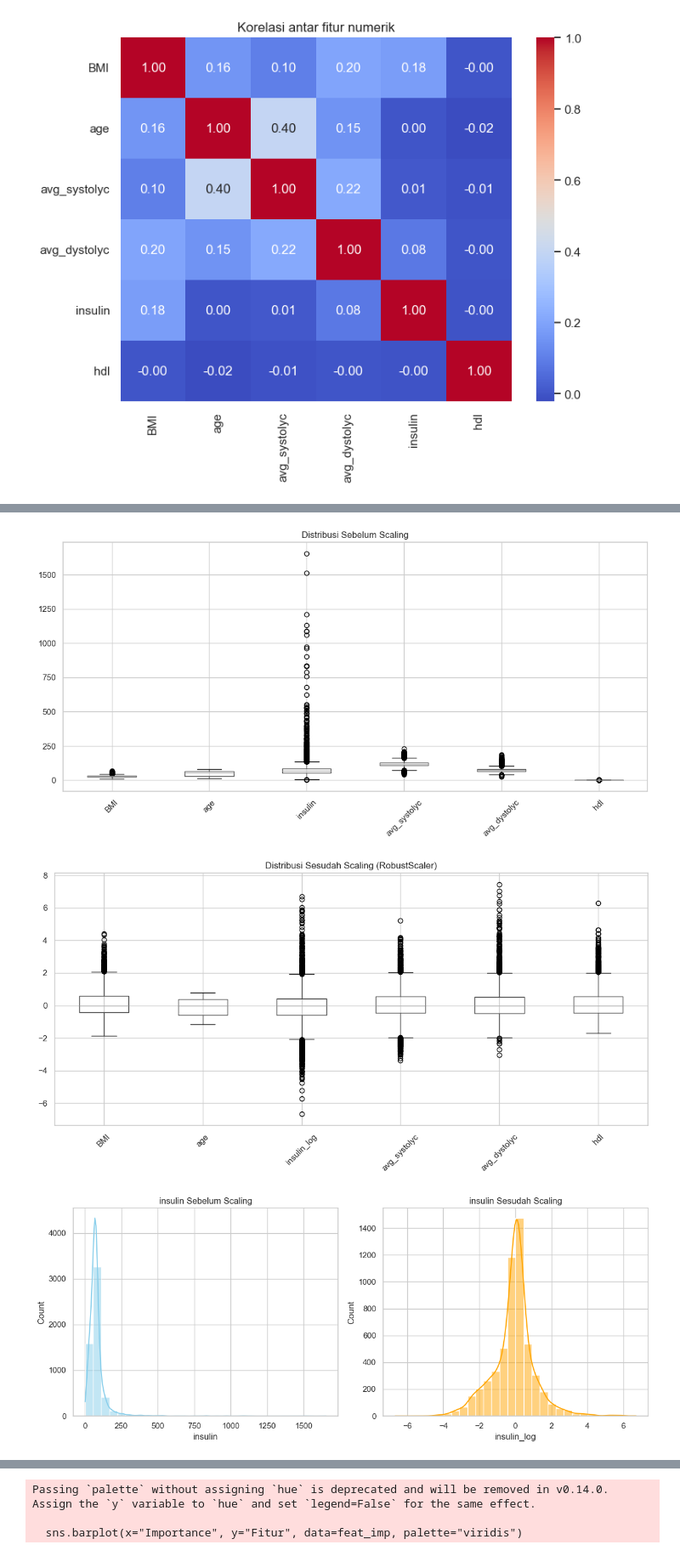
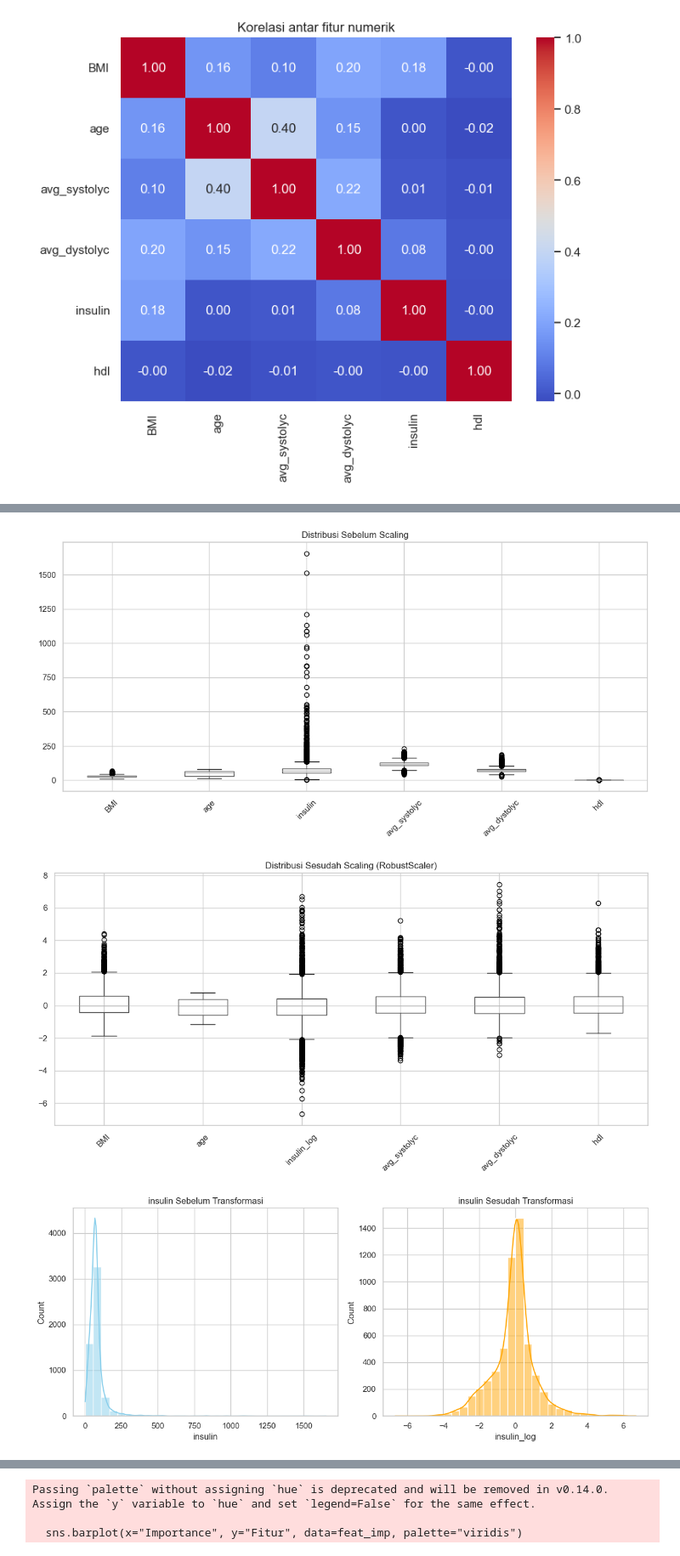
Before and after one commit to Gr1X/Diabetes_MealPlan_Model, a Jupyter notebook: Data_labeling.ipynb, the cells around one changed output, grey strips where cells are left out. Shown at 85% size. Cells and saved outputs as stored; diff of their text form; code cells hidden in the pictures.

```diff
--- a/Data_labeling.ipynb
+++ b/Data_labeling.ipynb
@@ -79,18 +46,0 @@ plt.show()
-# %%
-import seaborn as sns
-import matplotlib.pyplot as plt
-
-# Encode target Status menjadi angka
-status_mapping = {"Non-diabetes": 0, "Prediabetes": 1, "Diabetes": 2}
-df.drop(columns=["SEQN", "Status", "hba1c", "fgb", "tinggi", "berat"])
-df["Status_encoded"] = df["Status"].map(status_mapping)
-
-
-# Hitung korelasi semua fitur numerik dengan target
-corr_with_target = df.corr(numeric_only=True)["Status_encoded"].sort_values(ascending=False)
-
-# Plot heatmap
-plt.figure(figsize=(6,5))
-sns.heatmap(corr_with_target.to_frame(), annot=True, cmap="coolwarm", cbar=False)
-plt.title("Korelasi Fitur dengan Target (Status)")
-plt.show()
@@ -127,22 +46,0 @@ print(anova_results)
-# %%
-import pandas as pd
-import seaborn as sns
-import matplotlib.pyplot as plt
-
-# Ganti 'path/to/your/data_labeled.csv' dengan lokasi file Anda
-df = pd.read_csv('data_labeled.csv', delimiter=',')
-
-# Tampilkan beberapa baris pertama untuk memastikan data termuat
-print(df.head())
-
-# Pilih kolom numerik yang ingin Anda periksa (kecuali ID dan kolom target)
-numeric_features = [ 'BMI', 'age', 'fgb', 'hba1c', 'insulin', 'avg_systolyc', 'avg_dystolyc', 'hdl']
-
-# Buat box plot untuk setiap fitur
-plt.figure(figsize=(15, 10))
-for i, feature in enumerate(numeric_features, 1):
-    plt.subplot(2, 5, i)
-    sns.boxplot(y=df[feature])
-    plt.title(f'Box Plot of {feature}')
-plt.tight_layout()
-plt.show()
@@ -261,36 +105,36 @@ import seaborn as sns
 sns.set(style="whitegrid")
 
 # Kolom numerik yang mau dicek
 num_cols = ['BMI','age','insulin','avg_systolyc','avg_dystolyc','hdl']
 
 # --- 1. Boxplot sebelum scaling ---
 plt.figure(figsize=(14,6))
 df_clean[num_cols].boxplot()
 plt.title("Distribusi Sebelum Scaling")
 plt.xticks(rotation=45)
 plt.show()
 
 # --- 2. Boxplot sesudah scaling ---
 plt.figure(figsize=(14,6))
 df_scaled[[c if c!="insulin" else "insulin_log" for c in num_cols]].boxplot()
 plt.title("Distribusi Sesudah Scaling (RobustScaler)")
 plt.xticks(rotation=45)
 plt.show()
 
 # --- 3. Histogram contoh sebelum vs sesudah (misal BMI) ---
 fig, axes = plt.subplots(1, 2, figsize=(12,5))
 sns.histplot(df_clean['insulin'], bins=30, kde=True, ax=axes[0], color="skyblue")
-axes[0].set_title("insulin Sebelum Scaling")
+axes[0].set_title("insulin Sebelum Transformasi")
 
 sns.histplot(df_scaled['insulin_log'], bins=30, kde=True, ax=axes[1], color="orange")
-axes[1].set_title("insulin Sesudah Scaling")
+axes[1].set_title("insulin Sesudah Transformasi")
 
 plt.tight_layout()
 plt.show()
 # %% [output]
 [figure]
 [figure]
-[figure, old version]
+[figure, new version]
 # %%
 import pandas as pd
 import seaborn as sns
```
Also changed, not shown: parts of 11 cells of this notebook, 19 other files.
